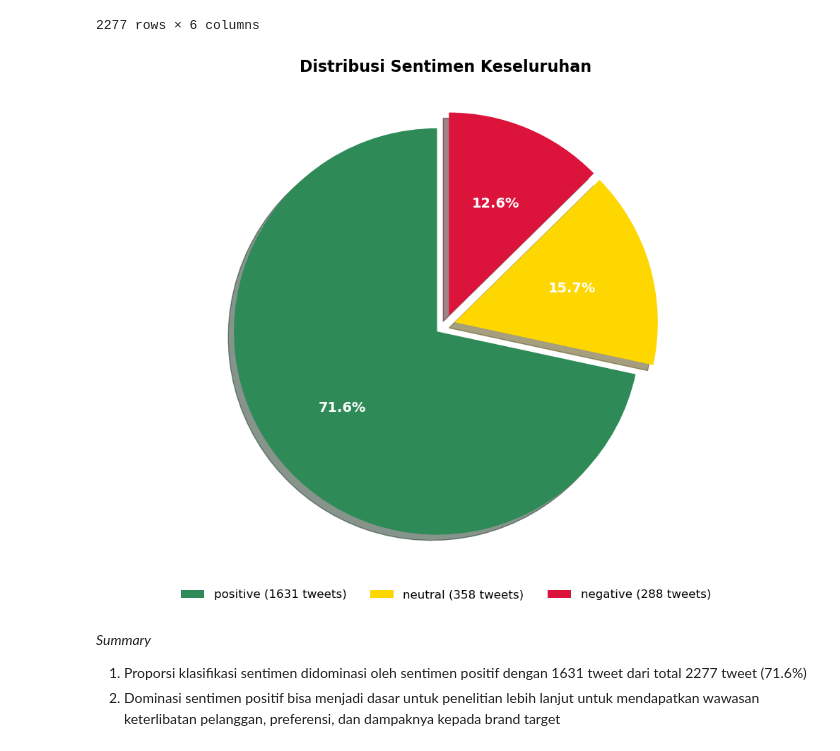
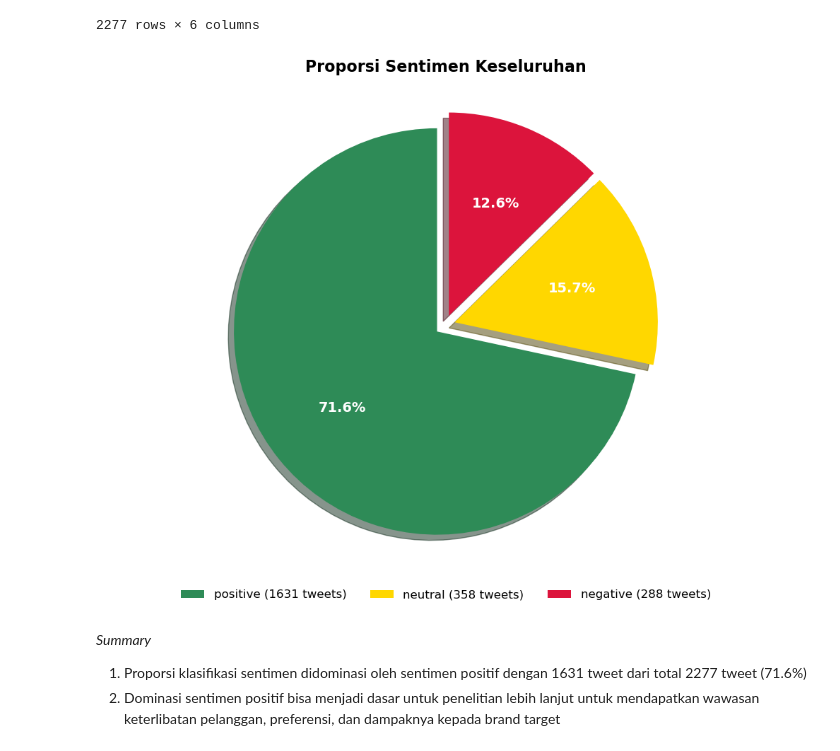
Before and after one commit to atrkhomeini/Sentiment-Analysis-of-4-Brand-Coffee-Shop-in-Indonesia-Using-CNN-BiLSTM, a Jupyter notebook: notebooks/analysis.ipynb, the cells around one changed output. Cells and saved outputs as stored; diff of their text form; code cells hidden in the pictures.

```diff
--- a/notebooks/analysis.ipynb
+++ b/notebooks/analysis.ipynb
@@ -26,35 +26,35 @@ import seaborn as sns
 sentiment_counts = df['Sentimen'].value_counts()
 
 plt.figure(figsize=(10, 8))
 colors = ['#2E8B57', '#FFD700', '#DC143C']  # Green, Gold, Red
 wedges, texts, autotexts = plt.pie(sentiment_counts,
                                   autopct='%1.1f%%',
                                   startangle=90,
                                   colors=colors,
                                   explode=(0.05, 0.05, 0.05),
                                   shadow=True,
                                   textprops={'fontsize': 12, 'fontweight': 'bold'})
 
 # Enhance the percentage labels
 for autotext in autotexts:
     autotext.set_color('white')
     autotext.set_fontsize(14)
     autotext.set_fontweight('bold')
 
 
 
-plt.title('Distribusi Sentimen Keseluruhan', fontsize=16, fontweight='bold', pad=20)
+plt.title('Proporsi Sentimen Keseluruhan', fontsize=16, fontweight='bold', pad=20)
 
 # Create horizontal legend below the chart
 legend_labels = [f'{label} ({count} tweets)' for label, count in zip(sentiment_counts.index, sentiment_counts.values)]
 plt.legend(wedges, legend_labels, loc='upper center', bbox_to_anchor=(0.5, -0.05), ncol=3,
            fontsize=12, frameon=False)
 
 plt.axis('equal')
 plt.tight_layout()
 plt.show()
 # %% [output]
-[figure, old version]
+[figure, new version]
 # %% [markdown]
 *Summary*
 1. Proporsi klasifikasi sentimen didominasi oleh sentimen positif dengan 1631 tweet dari total 2277 tweet (71.6%)
```
Also changed, not shown: parts of 9 cells of this notebook, 1 other file.
